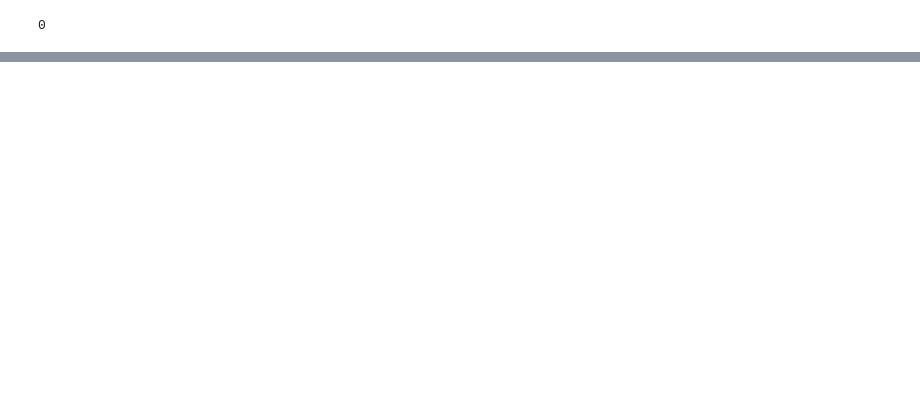
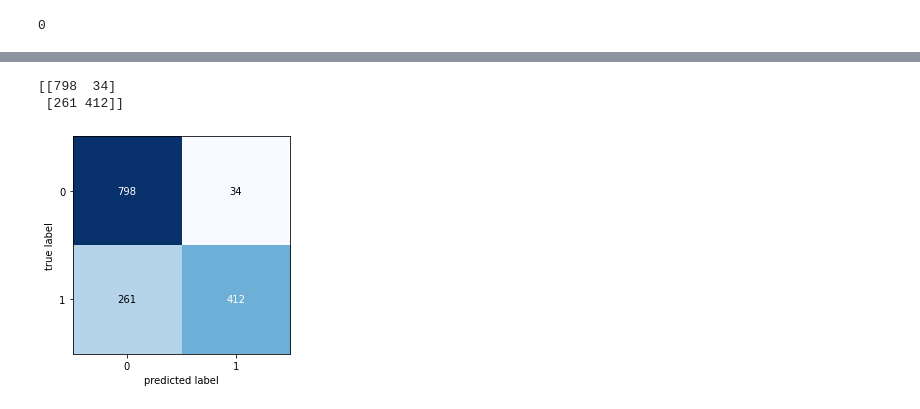
Before and after one commit to calzateu/Numerical_Analysis, a Jupyter notebook: code/Sentiment_analysis/Naive_bayes.ipynb, the cells around one changed output, grey strips where cells are left out. Drawn from its saved outputs; the diff is of its cells as text; code cells hidden in the pictures; blank space fills up the shorter version.

```diff
--- a/code/Sentiment_analysis/Naive_bayes.ipynb
+++ b/code/Sentiment_analysis/Naive_bayes.ipynb
@@ -189,0 +190,17 @@ tf_test.toarray().shape
+# %%
+expected = data_test['pol_cat']
+predicted = clf.predict(tf_test)
+# %%
+cf = metrics.confusion_matrix(expected,predicted,labels = [1,0])
+print(cf)
+## this command is only for google collab
+## in the below figure " 1 is actually showing -1 and 0 is actually showing 1"
+fig, ax = plot_confusion_matrix(conf_mat = cf)
+
+## It canbe used in any platform
+# fig, ax = plot_confusion_matrix(conf_mat = cf, class_names = [1,-1])
+plt.show()
+# %% [output]
+[[798  34]
+ [261 412]]
+[figure, added]
```
Also changed, not shown: parts of 21 cells of this notebook.
